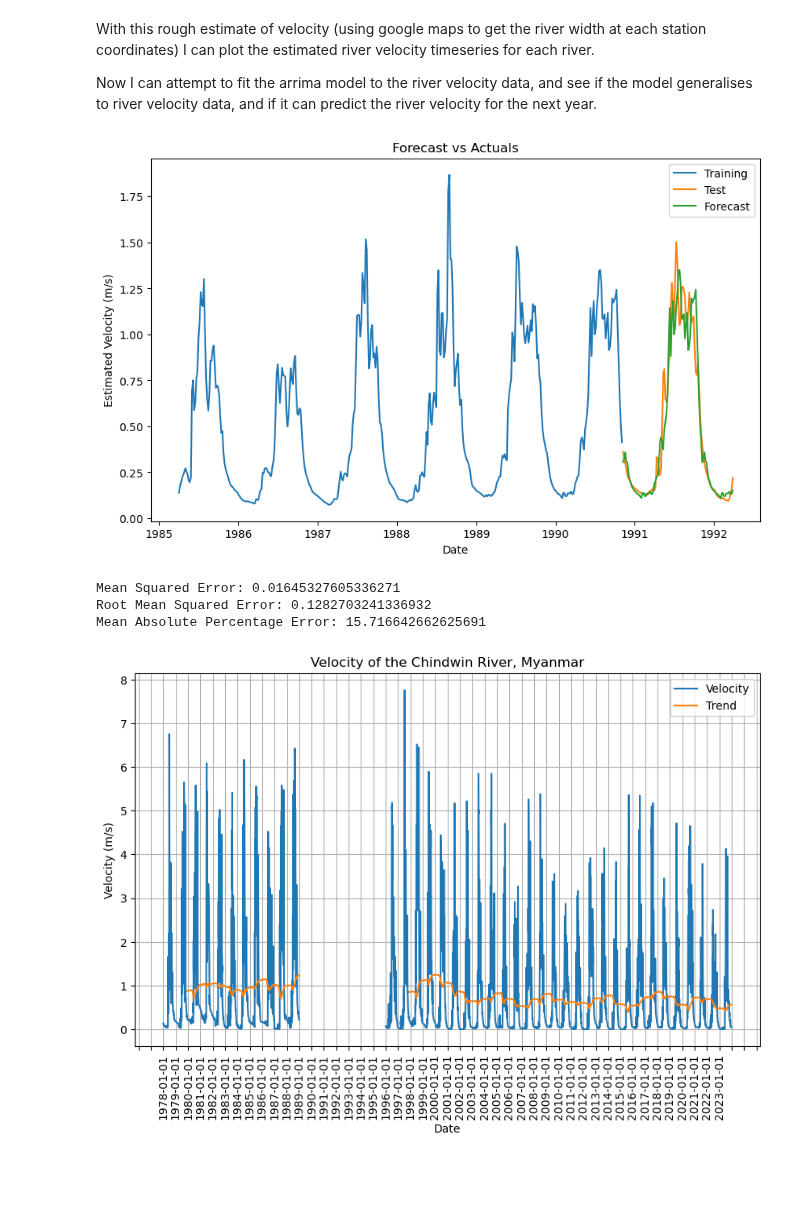
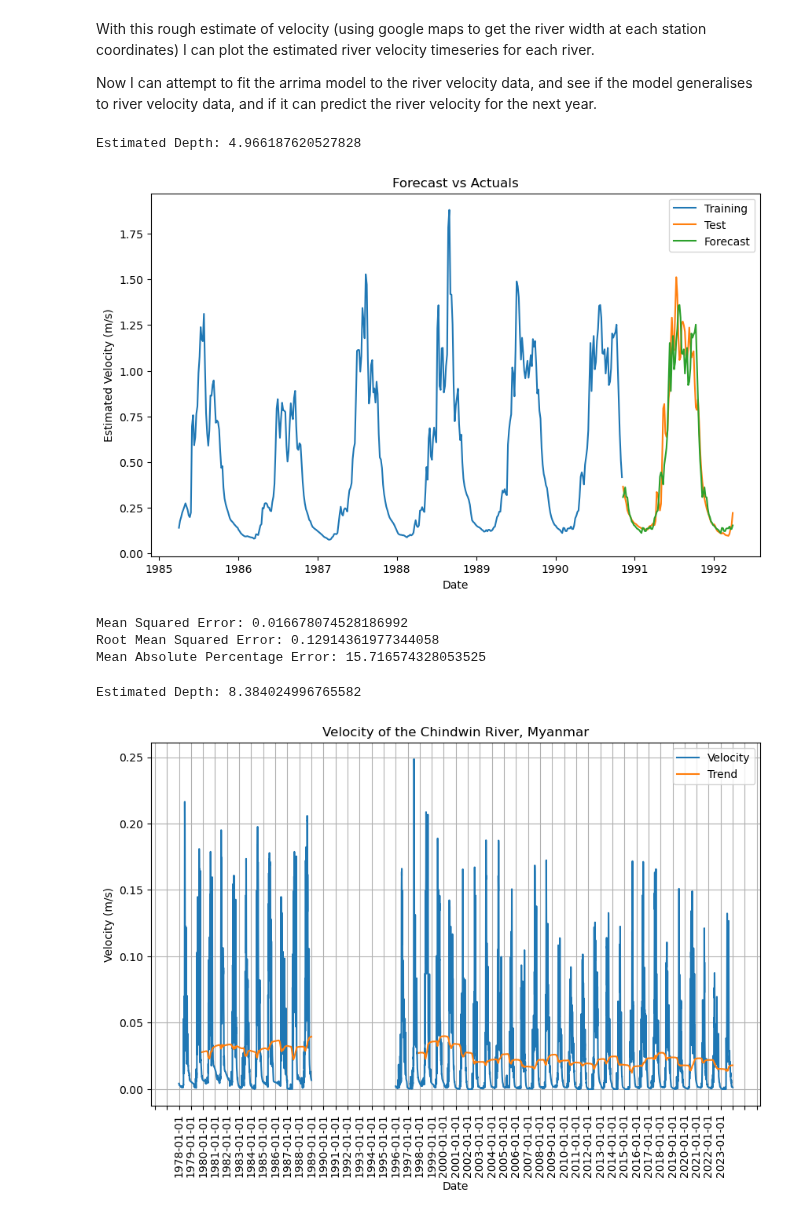
Before and after one commit to pilipb/DP5-code, a Jupyter notebook: arima.ipynb, the cells around one changed output. Drawn from its saved outputs; the diff is of its cells as text; code cells hidden in the pictures; blank space fills up the shorter version.

Commit message:
estimating depth

```diff
--- a/arima.ipynb
+++ b/arima.ipynb
@@ -281,8 +281,20 @@ Now I can attempt to fit the arrima model to the river velocity data, and see if
 # using the velocity data for the Brahmaputra River, Bangladesh
 metadata, data = read_data('DATA/2651100_Q_Day.Cmd.txt')
 station_info, parsed_data = process_data(metadata, data)
+
+# depth estimates using the paper
+# Q = W^1.02 * D^1.74 * S^0.35
+Q = parsed_data['Value'].mean() # average discharge m^3/s
+W = 9310 # width in meters
+S = 2.82 / 1000 # average slope m/m
+
+D = (Q / (W**1.02 * S**0.35))**(1/1.74) # depth in meters
+
 width = 9310
-depth = 5
+depth = D
+
+print("Estimated Depth:", D)
+
 parsed_data['Velocity'] = parsed_data['Value'] / (width * depth)
 parsed_data = downsample(parsed_data)
 
@@ -310,34 +322,48 @@ print("Mean Squared Error:", mse)
 print("Root Mean Squared Error:", rmse)
 print("Mean Absolute Percentage Error:", mape)
 # %% [output]
+Estimated Depth: 4.966187620527828
 [figure]
-Mean Squared Error: 0.01645327605336271
-Root Mean Squared Error: 0.1282703241336932
-Mean Absolute Percentage Error: 15.716642662625691
+Mean Squared Error: 0.016678074528186992
+Root Mean Squared Error: 0.12914361977344058
+Mean Absolute Percentage Error: 15.716574328053525
 # %%
 # long term trends in the data
 # looking at the Myanmar rivers as they have the longest data
 metadata, data = read_data('DATA/2260100_Q_Day.Cmd.txt')
 station_info, parsed_data = process_data(metadata, data)
-width = 500
-depth = 5
+
+# depth estimates using the paper
+# Q = W^1.02 * D^1.74 * S^0.35
+Q = parsed_data['Value'].mean() # average discharge m^3/s
+W = 500 # width in meters
+S = 0.89 / 1000 # average slope m/m from Wikipedia
+
+D = (Q / (W**1.02 * S**0.35))**(1/1.74) # depth in meters
+
+width = 9310
+depth = D
+
+print("Estimated Depth:", D)
+depth = D
 parsed_data['Velocity'] = parsed_data['Value'] / (width * depth)
 
 # plot the data and an trend line
 plt.figure(figsize=(10,6))
 plt.plot(parsed_data['Date'], parsed_data['Velocity'], label='Velocity')
 plt.plot(parsed_data['Date'], parsed_data['Velocity'].rolling(window=700).mean(), label='Trend')
 plt.title('Velocity of the Chindwin River, Myanmar')
 plt.ylabel('Velocity (m/s)')
 plt.xlabel('Date')
 plt.grid(True)
 plt.legend()
 
 # Set xticks to only show once a year
 ax = plt.gca()
 ax.xaxis.set_major_locator(mdates.YearLocator())
 plt.xticks(rotation=90)
 
 plt.show()
 # %% [output]
+Estimated Depth: 8.384024996765582
-[figure, old version]
+[figure, new version]
```
